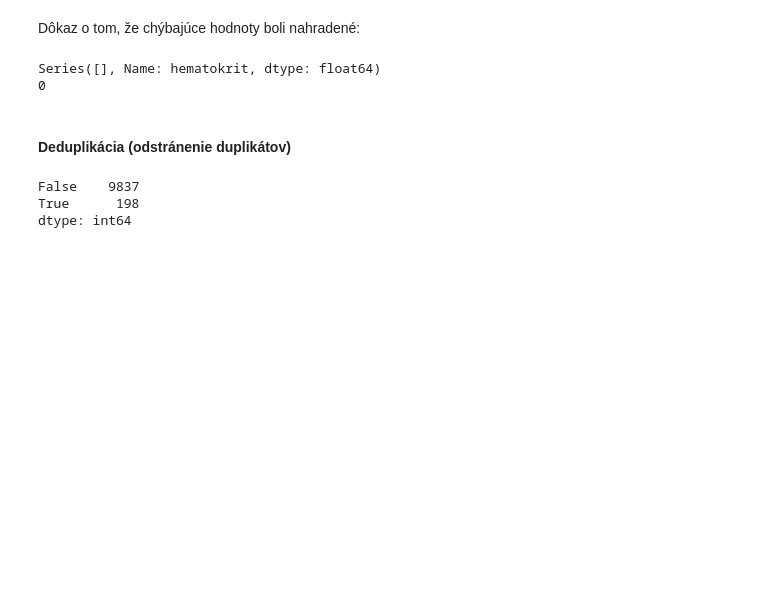
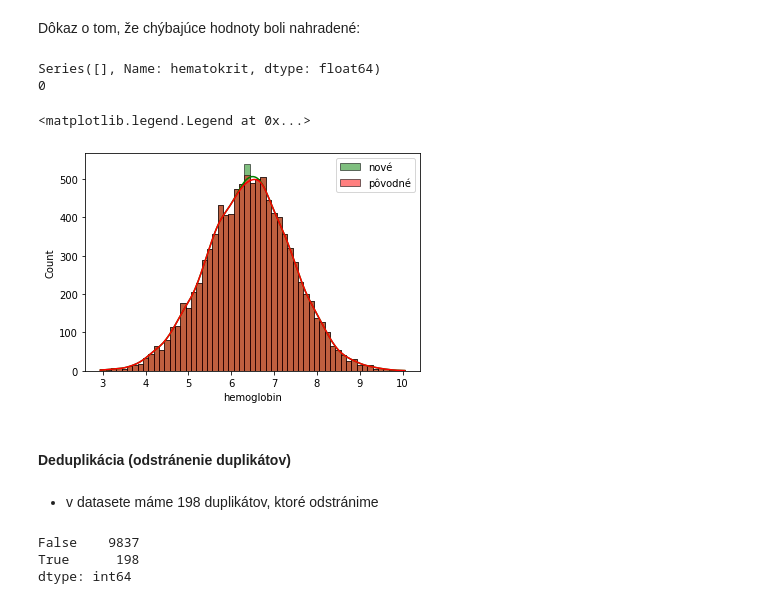
Before and after one commit to Matovic/Chronic-Lymphocytic-Leukemia, a Jupyter notebook: src/2_data_pre-processing/2-DPP.ipynb, the cells around one changed output. Cells and saved outputs as stored; diff of their text form; code cells hidden in the pictures; blank space fills up the shorter version.

```diff
--- a/src/2_data_pre-processing/2-DPP.ipynb
+++ b/src/2_data_pre-processing/2-DPP.ipynb
@@ -1023,8 +1029,17 @@ controlFunct(df_merged, "hematokrit")
 # %% [output]
 Series([], Name: hematokrit, dtype: float64)
 0
+# %%
+sns.histplot(df_merged.hemoglobin, color='green', kde=True, label='nové')
+sns.histplot(df_backup.hemoglobin, color='red', kde=True, label='pôvodné')
+plt.legend()
+# %% [output]
+<matplotlib.legend.Legend at 0x...>
+[figure, added]
 # %% [markdown]
 #### Deduplikácia (odstránenie duplikátov)
+# %% [markdown]
+ - v datasete máme 198 duplikátov, ktoré odstránime
 # %%
 df_merged.duplicated(keep=False).value_counts()
 # %% [output]
```
Also changed, not shown: parts of 45 cells of this notebook.
